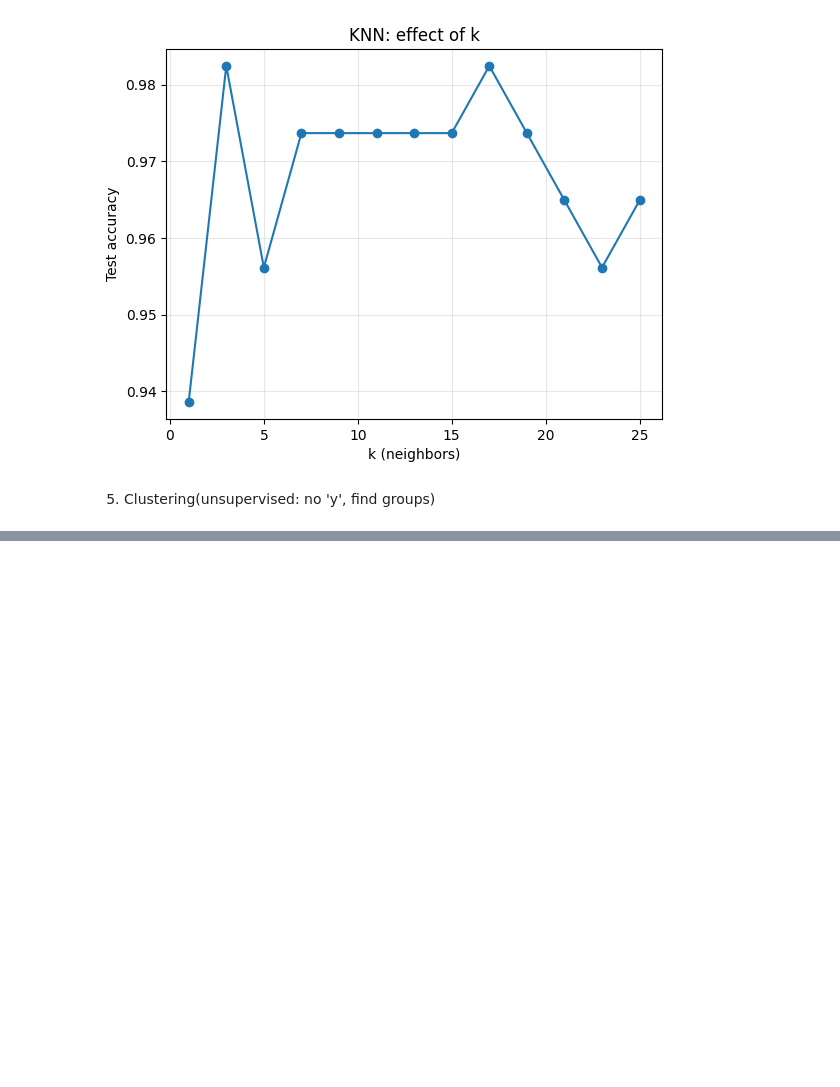
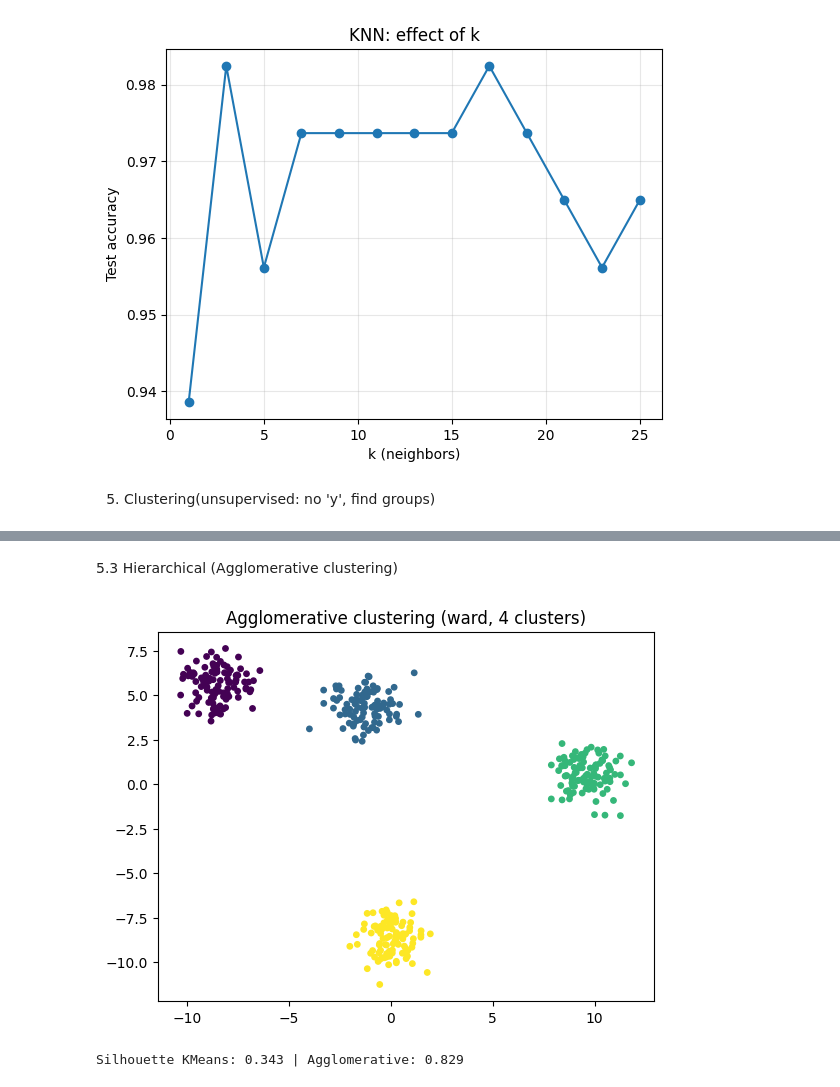
Before and after one commit to MoghalPathan/Scikit-learn, a Jupyter notebook: scikit-learn.ipynb, the cells around one changed output, grey strips where cells are left out. Saved outputs shown, nothing was run; the diff lists cells and outputs as text; code cells hidden in the pictures; blank space fills up the shorter version.

```diff
--- a/scikit-learn.ipynb
+++ b/scikit-learn.ipynb
@@ -367,0 +420,12 @@ plt.show()
+# %% [markdown]
+5.3 Hierarchical (Agglomerative clustering)
+# %%
+agg = AgglomerativeClustering(n_clusters=4, linkage="ward").fit(xb)
+plt.scatter(xb[:, 0], xb[:, 1], c=agg.labels_, s=15, cmap="viridis")
+plt.title("Agglomerative clustering (ward, 4 clusters)")
+plt.show()
+print("Silhouette KMeans:", round(silhouette_score(xb, km.labels_), 3),
+      "| Agglomerative:", round(silhouette_score(xb, agg.labels_), 3))
+# %% [output]
+[figure, added]
+Silhouette KMeans: 0.343 | Agglomerative: 0.829
```
Also changed, not shown: parts of 11 cells of this notebook.
